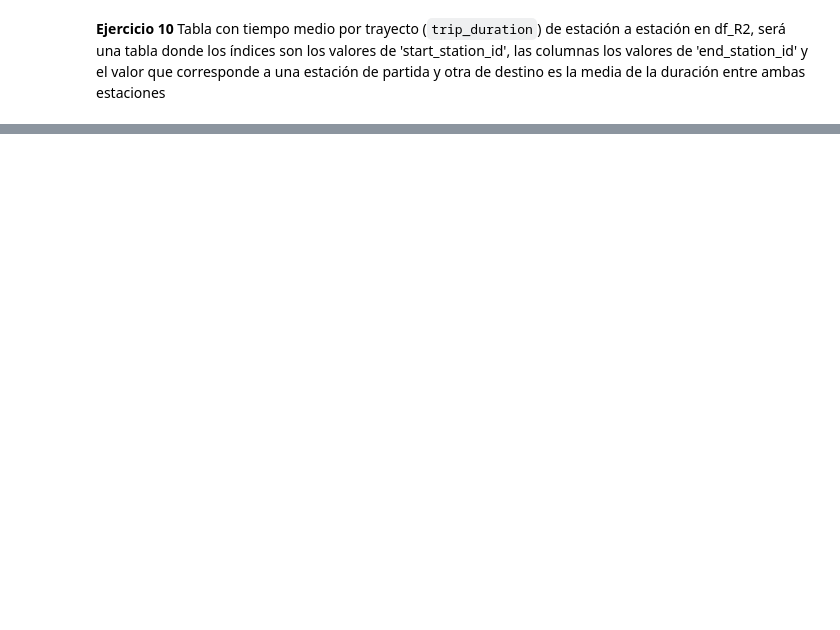
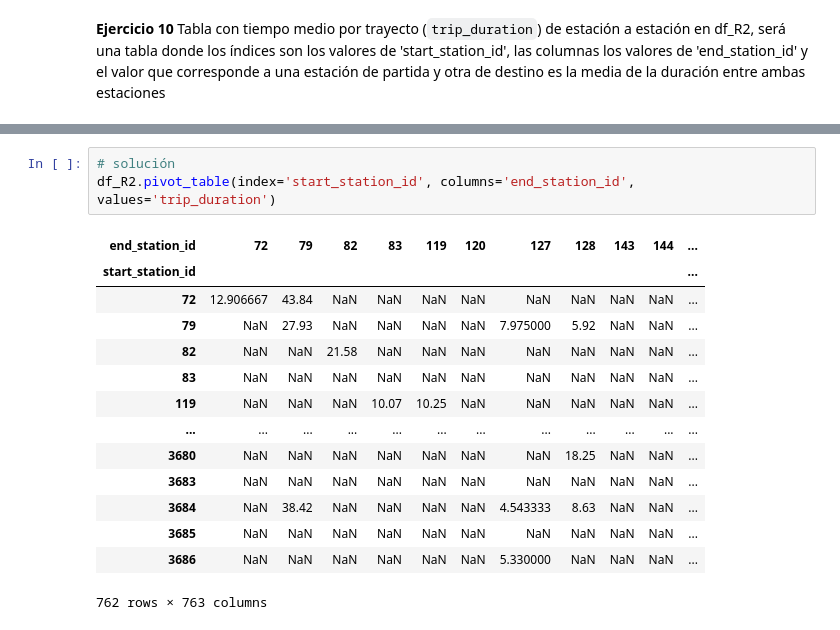
Before and after one commit to RafaelCaballero/APD, a Jupyter notebook: practica7Sol.ipynb, the cells around one changed output, grey strips where cells are left out. Saved outputs shown, nothing was run; the diff lists cells and outputs as text; blank space fills up the shorter version.

```diff
--- a/practica7Sol.ipynb
+++ b/practica7Sol.ipynb
@@ -281,0 +279,18 @@ sinout
+# %%
+# solución
+df_R2.pivot_table(index='start_station_id', columns='end_station_id', values='trip_duration')
+# %% [output]
+| end_station_id | 72 | 79 | 82 | 83 | 119 | 120 | 127 | 128 | 143 | 144 | ... |
+| start_station_id |  |  |  |  |  |  |  |  |  |  | ... |
+| 72 | 12.906667 | 43.84 | NaN | NaN | NaN | NaN | NaN | NaN | NaN | NaN | ... |
+| 79 | NaN | 27.93 | NaN | NaN | NaN | NaN | 7.975000 | 5.92 | NaN | NaN | ... |
+| 82 | NaN | NaN | 21.58 | NaN | NaN | NaN | NaN | NaN | NaN | NaN | ... |
+| 83 | NaN | NaN | NaN | NaN | NaN | NaN | NaN | NaN | NaN | NaN | ... |
+| 119 | NaN | NaN | NaN | 10.07 | 10.25 | NaN | NaN | NaN | NaN | NaN | ... |
+| ... | ... | ... | ... | ... | ... | ... | ... | ... | ... | ... | ... |
+| 3680 | NaN | NaN | NaN | NaN | NaN | NaN | NaN | 18.25 | NaN | NaN | ... |
+| 3683 | NaN | NaN | NaN | NaN | NaN | NaN | NaN | NaN | NaN | NaN | ... |
+| 3684 | NaN | 38.42 | NaN | NaN | NaN | NaN | 4.543333 | 8.63 | NaN | NaN | ... |
+| 3685 | NaN | NaN | NaN | NaN | NaN | NaN | NaN | NaN | NaN | NaN | ... |
+| 3686 | NaN | NaN | NaN | NaN | NaN | NaN | 5.330000 | NaN | NaN | NaN | ... |
+762 rows × 763 columns
```
Also changed, not shown: parts of 11 cells of this notebook, 1 other file.
